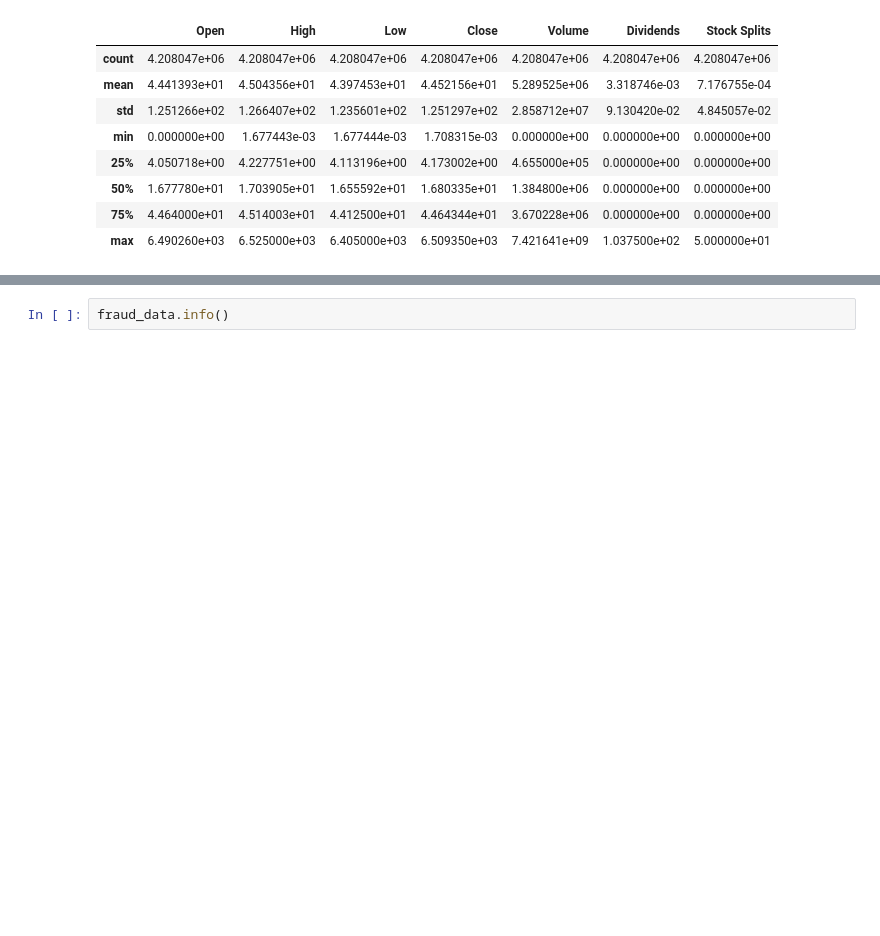
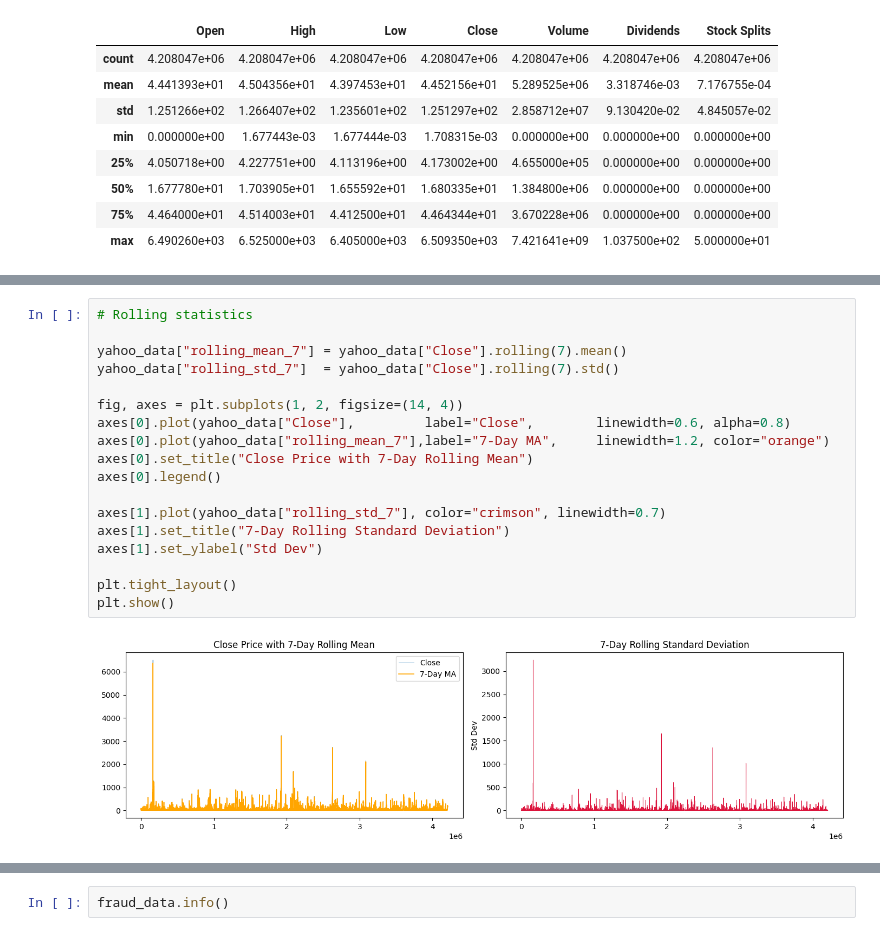
Before and after one commit to Mariam-Badr-MB/Finance-Intelligence-System, a Jupyter notebook: finance-intelligence-system.ipynb, the cells around one changed output, grey strips where cells are left out. Cells and saved outputs as stored; diff of their text form; blank space fills up the shorter version.

```diff
--- a/finance-intelligence-system.ipynb
+++ b/finance-intelligence-system.ipynb
@@ -258,0 +274,20 @@ sns.heatmap(yahoo_data[['Open','High','Low','Close','Volume']].corr(), annot=Tru
+# %%
+# Rolling statistics
+
+yahoo_data["rolling_mean_7"] = yahoo_data["Close"].rolling(7).mean()
+yahoo_data["rolling_std_7"]  = yahoo_data["Close"].rolling(7).std()
+
+fig, axes = plt.subplots(1, 2, figsize=(14, 4))
+axes[0].plot(yahoo_data["Close"],         label="Close",        linewidth=0.6, alpha=0.8)
+axes[0].plot(yahoo_data["rolling_mean_7"],label="7-Day MA",     linewidth=1.2, color="orange")
+axes[0].set_title("Close Price with 7-Day Rolling Mean")
+axes[0].legend()
+
+axes[1].plot(yahoo_data["rolling_std_7"], color="crimson", linewidth=0.7)
+axes[1].set_title("7-Day Rolling Standard Deviation")
+axes[1].set_ylabel("Std Dev")
+
+plt.tight_layout()
+plt.show()
+# %% [output]
+[figure, added]
```
Also changed, not shown: parts of 308 cells of this notebook.
